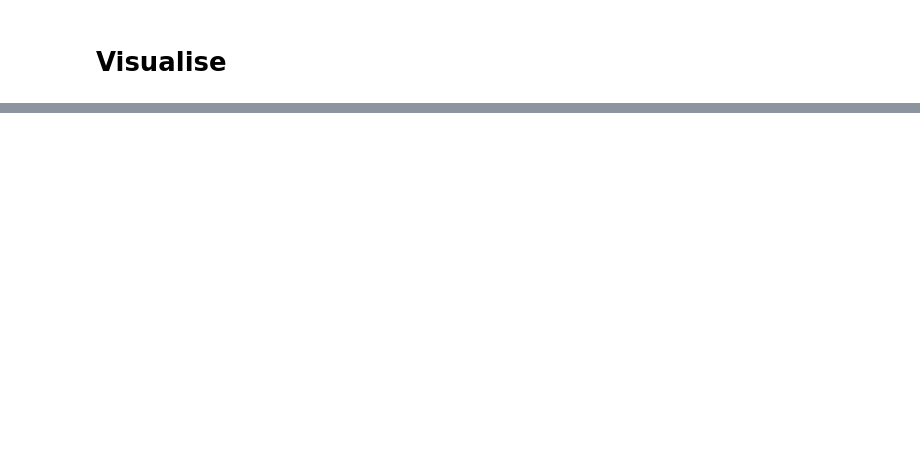
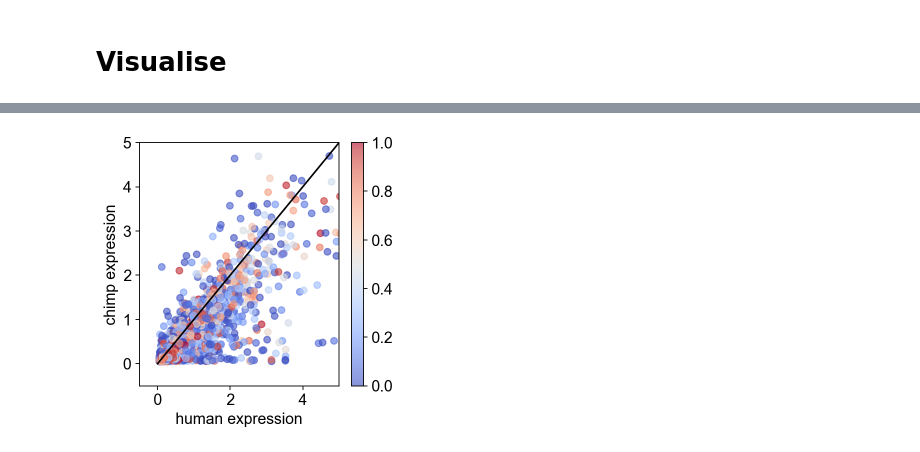
Before and after one commit to Claptar/spatialMPFC, a Jupyter notebook: Specie-specific genes/ANCOVA/ANCOVA2.ipynb, the cells around one changed output, grey strips where cells are left out. Cells and saved outputs as stored; diff of their text form; code cells hidden in the pictures; blank space fills up the shorter version.

Commit message:
results for ANCOVA with splines

```diff
--- a/Specie-specific genes/ANCOVA/ANCOVA2.ipynb
+++ b/Specie-specific genes/ANCOVA/ANCOVA2.ipynb
@@ -285,3 +287,8 @@ with open('results/ancova_perm_res.pkl', 'wb') as f:
     pickle.dump(res_dict, f)
 # %% [markdown]
 # Visualise
+# %%
+pb_dir_path = '../../data/pseudobulks/'
+# %%
+adata_pb = sc.read_h5ad(pb_dir_path + 'pb_mammals_filtered.h5ad')
+adata_pb
@@ -291,0 +312,17 @@ with open("results/ancova_perm_res.pkl", "rb") as file:
+# %%
+genes = background_genes
+human_expr = adata_pb[adata_pb.obs.condition == 'human', genes].X.mean(axis=0)
+chimp_expr = adata_pb[adata_pb.obs.condition == 'chimp', genes].X.mean(axis=0)
+
+plt.scatter(human_expr, chimp_expr, c=ancova_results['human-chimp']['p-value'], cmap='coolwarm', marker='o', alpha=0.6)
+
+plt.plot([0, 80], [0, 80], 'black')
+plt.xlabel('human expression')
+plt.ylabel('chimp expression')
+plt.grid(False)
+plt.xlim(-0.5, 5)
+plt.ylim(-0.5, 5)
+plt.colorbar()
+plt.show()
+# %% [output]
+[figure, added]
```
Also changed, not shown: parts of 13 cells of this notebook, 3 other files.
